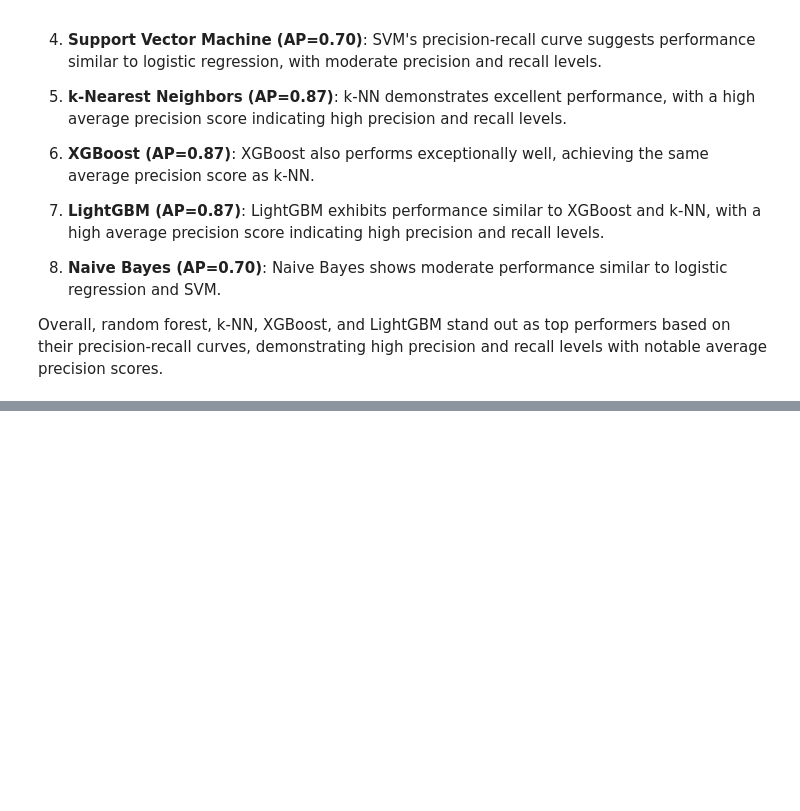
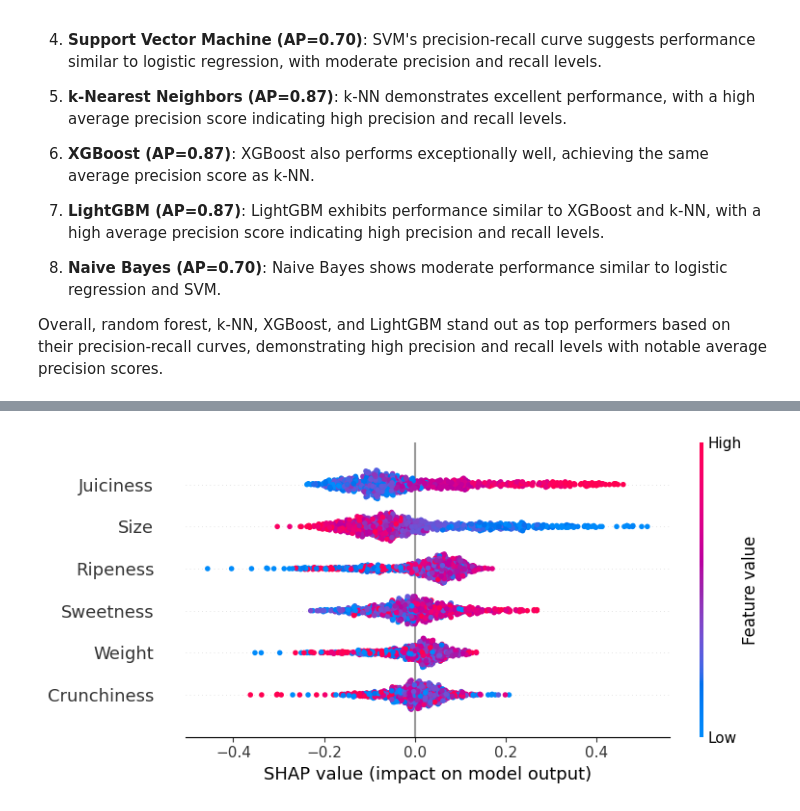
Before and after one commit to ylin626/ECE9039_Final_Project, a Jupyter notebook: 9039.ipynb, the cells around one changed output, grey strips where cells are left out. Drawn from its saved outputs; the diff is of its cells as text; code cells hidden in the pictures; blank space fills up the shorter version.

Commit message:
Add analysis for LIME and SHAP

```diff
--- a/9039.ipynb
+++ b/9039.ipynb
@@ -444,3 +444,29 @@ The precision-recall curves compare the performance of different classifiers bas
 8. **Naive Bayes (AP=0.70)**: Naive Bayes shows moderate performance similar to logistic regression and SVM.
 
 Overall, random forest, k-NN, XGBoost, and LightGBM stand out as top performers based on their precision-recall curves, demonstrating high precision and recall levels with notable average precision scores.
+# %%
+from lime.lime_tabular import LimeTabularExplainer
+from lime import lime_tabular
+from sklearn.ensemble import RandomForestClassifier
+
+# Convert the target labels to binary classification labels
+y_train_binary = (y_train == 1)
+y_test_binary = (y_test == 1)
+
+# Train a Random Forest Classifier
+random_forest_classifier = RandomForestClassifier(n_estimators=100, random_state=42)
+random_forest_classifier.fit(X_train_pca, y_train_binary)
+
+# Initialize the LIME explainer
+explainer = LimeTabularExplainer(X_train_pca, feature_names=X.columns.tolist(),
+                                 discretize_continuous=False, mode="classification",
+                                 verbose=True, class_names=['negative', 'positive'],
+                                 feature_selection='auto',
+                                 discretizer='quartile',
+                                 random_state=42)
+
+# Explain an individual prediction
+exp = explainer.explain_instance(X_test_pca[0], random_forest_classifier.predict_proba, num_features=len(X.columns))
+
+# Plot the explanation
+exp.show_in_notebook()
@@ -446,0 +514,16 @@ Overall, random forest, k-NN, XGBoost, and LightGBM stand out as top performers
+# %%
+import shap
+
+# Get the feature names
+feature_names = X.columns
+
+# Initialize the SHAP explainer
+shap_explainer = shap.Explainer(random_forest, X_train_pca)
+
+# Compute SHAP values
+shap_values = shap_explainer.shap_values(X_test_pca)
+
+# Plot SHAP summary plot with proper feature names
+shap.summary_plot(shap_values, X_test_pca, feature_names=feature_names)
+# %% [output]
+[figure, added]
```
Also changed, not shown: parts of 4 cells of this notebook.
